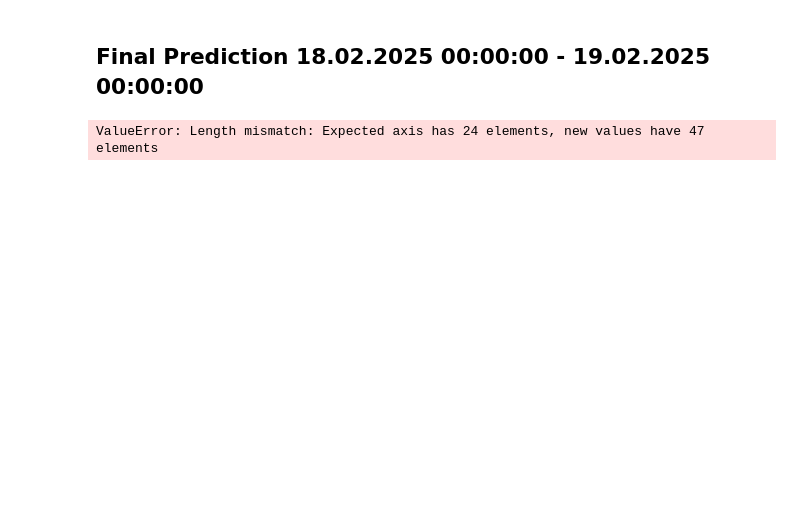
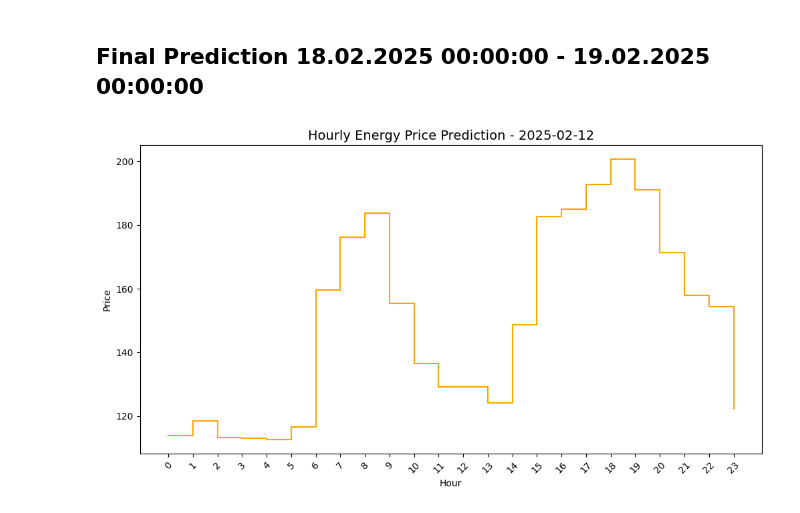
Before and after one commit to YukaNakamoto/LSDI-Project-, a Jupyter notebook: hand_in/notebook.ipynb, the cells around one changed output. Cells and saved outputs as stored; diff of their text form; code cells hidden in the pictures; blank space fills up the shorter version.

```diff
--- a/hand_in/notebook.ipynb
+++ b/hand_in/notebook.ipynb
@@ -611,15 +519,8 @@ Overall, Prophet emerged as the best model due to its ability to handle seasonal
 # %% [markdown]
 ## Final Prediction 18.02.2025 00:00:00 - 19.02.2025 00:00:00
 # %%
-from src.prediction import init_prophet_model
-
-from src.final_prediction import fill_up_e_prices, fill_up_energy_mix, fetch_forecast_and_update_csv
-
-CONSTANT = 13
-
-
-start_date = '2025-02-13 00:00:00'
-end_date = '2025-02-13 23:00:00'
+start_date = '2025-02-12 00:00:00'
+end_date = '2025-02-12 23:00:00'
 
 # update_e_price_data()
 # update_e_mix_data()
@@ -629,11 +530,14 @@ fill_up_e_prices(end_date)
 fill_up_energy_mix(end_date)
 fetch_forecast_and_update_csv(end_date)
 
-
 # Columns to use from the datasets
 COLUMNS = [
-    "Price", "Hydro", "Pumped storage generation", "Solar",
-    "Wind offshore", "Wind onshore", "temperature_2m", "precipitation",
+    "Price",
+    "Hydro",
+    "Pumped storage generation",
+    "Solar",
+    "Wind offshore", "Wind onshore",
+    "temperature_2m", "precipitation",
     "wind_speed_100m", "direct_radiation"
 ]
 
@@ -653,58 +557,51 @@ FINAL_FEATURES = [
     "ma_4_days_pumped_storage_generation",
     "ma_5_days",
     "ma_5_days_pumped_storage_generation",
     "ma_6_days",
     "ma_8_days",
     "ma_8_days_pumped_storage_generation",
     "ma_10_days",
     "ma_11_days",
     "ma_12_days",
     "ma_12_days_pumped_storage_generation",
     "ma_13_days",
     "ma_14_days",
     "ma_14_days_pumped_storage_generation"
 ]
 
 # =============================================================================
 # Data Preparation
 # =============================================================================
 merged_df, _ = get_datasets(predict=True)
 
 # Extend the training data with any benchmarking data available before the current window.
 feature_df = create_features(merged_df[COLUMNS])
 
 # Split the data into training and benchmarking sets
 training_set = feature_df.loc[:start_date]
 prediction_set = feature_df.loc[start_date:end_date]
 
-# Prepare the training data for Prophet.
-# - The forecast dataframe requires a datetime column named "ds" and our target columns to be named "y".
-prophet_training_data = (
-    training_set[["Price"] + FINAL_FEATURES]
-    .rename(columns={"Price": "y"})
-    .reset_index()
-    .rename(columns={"index": "ds"})
-    .dropna()
-)
-# Prepare data for Prophet forecasting:
-# - The forecast dataframe requires a datetime column named "ds".
-prophet_forecast_data = (
-    prediction_set[FINAL_FEATURES]
-    .reset_index()
-    .rename(columns={"index": "ds"})
-)
+# Prepare the training data for XGBoost.
+X_train = training_set[FINAL_FEATURES]
+y_train = training_set["Price"]
+X_predict = prediction_set[FINAL_FEATURES]
 
-# ------------------------- Prophet Model -------------------------
-# Initialize the Prophet model with custom features.
-prophet_model = init_prophet_model(FINAL_FEATURES)
+# ------------------------- XGBoost Model -------------------------
+# Initialize the XGBoost model.
+xgb_model = XGBRegressor()
 
-# Fit the Prophet model and make predictions.
-prophet_model.fit(prophet_training_data)
-prophet_forecast = prophet_model.predict(prophet_forecast_data)[["ds","yhat"]]
-prophet_forecast["yhat"] = prophet_forecast["yhat"] + CONSTANT
-prophet_forecast.index = prophet_forecast["ds"]
-prophet_forecast.drop(columns=["ds"], inplace=True)
-prophet_forecast.to_csv("predictions.csv", index=True, mode="w")
-plot_final_prediction(prophet_forecast, start_date)
+# Fit the XGBoost model and make predictions.
+xgb_model.fit(X_train, y_train)
+xgb_forecast = xgb_model.predict(X_predict)
+
+# Prepare the forecast dataframe.
+xgb_forecast_df = pd.DataFrame({
+    "ds": prediction_set.index,
+    "yhat": xgb_forecast
+})
+xgb_forecast_df.set_index("ds", inplace=True)
+xgb_forecast_df.to_csv("predictions.csv", index=True, mode="w")
+
+plot_final_prediction(xgb_forecast_df, start_date)
 # %% [output]
-ValueError: Length mismatch: Expected axis has 24 elements, new values have 47 elements
+[figure, added]
```
Also changed, not shown: parts of 19 cells of this notebook, 1 other file.
